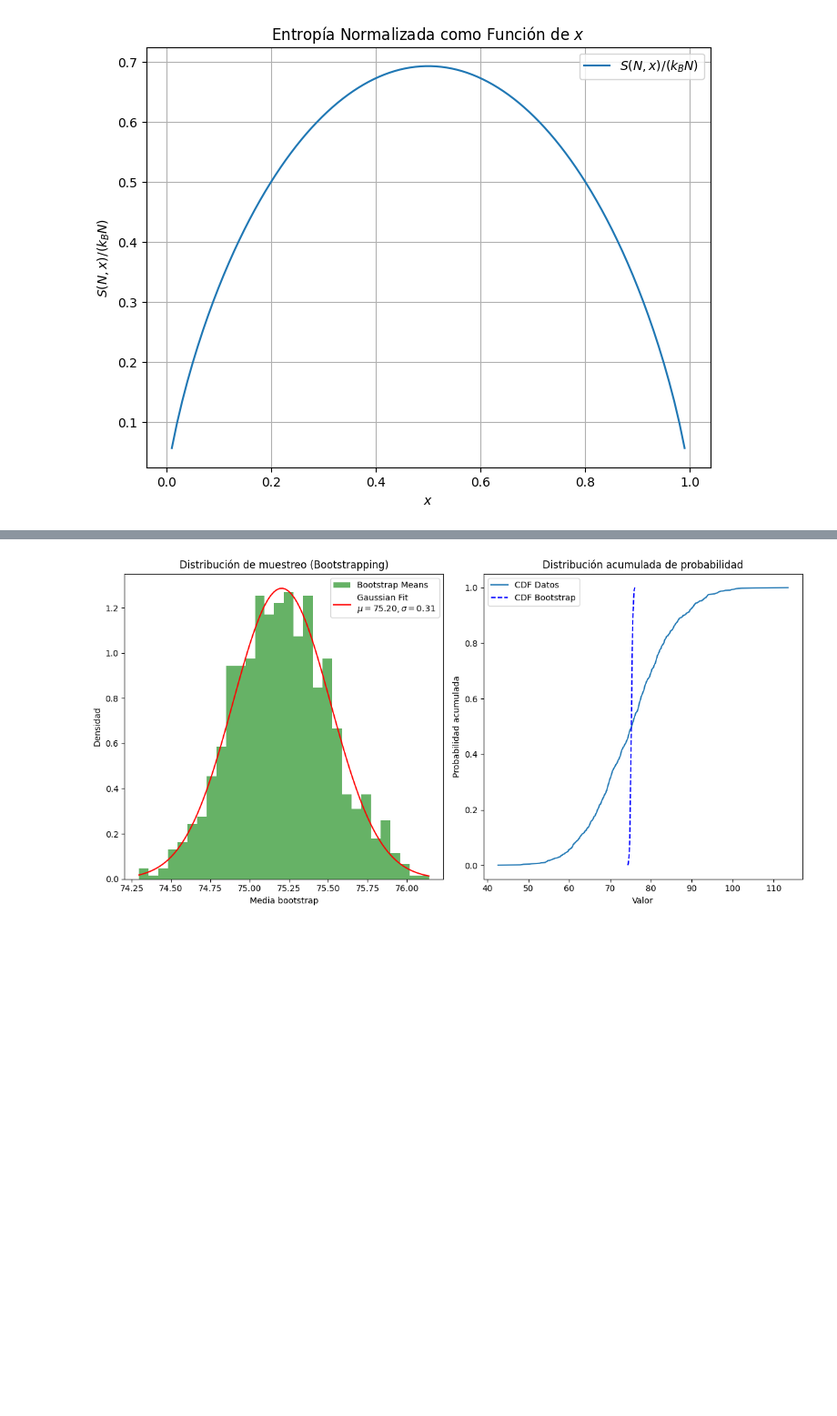
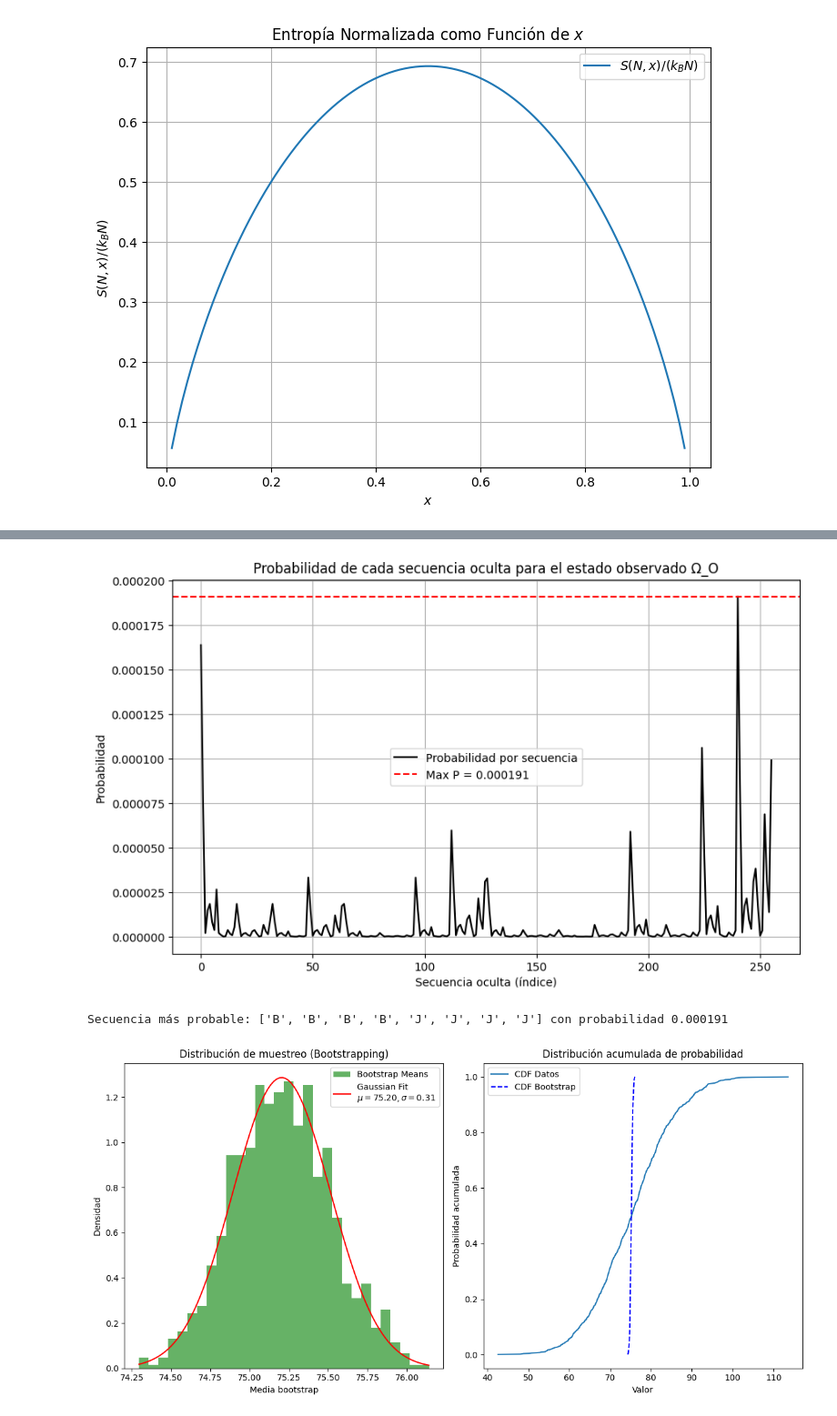
Before and after one commit to GabrielRamirezs/Metodos1_KarenQuevedo_GabrielRamirez, a Jupyter notebook: tarea6.ipynb, the cells around one changed output, grey strips where cells are left out. Shown at 91% size. Saved outputs shown, nothing was run; the diff lists cells and outputs as text; code cells hidden in the pictures; blank space fills up the shorter version.

```diff
--- a/tarea6.ipynb
+++ b/tarea6.ipynb
@@ -487,3 +309,58 @@ Suma de probabilidades observables: 8.0
+# %%
+import numpy as np
+import matplotlib.pyplot as plt
+from itertools import product
+
+pi = np.array([0.2, 0.8])
+T = np.array([[0.8, 0.2], [0.2, 0.8]])
+E = np.array([[0.5, 0.5], [0.9, 0.1]])
+obs_sequence = ['S', 'C', 'C', 'C', 'S', 'C', 'S', 'C']
+obs_map = {'C': 0, 'S': 1}
+obs_indices = [obs_map[o] for o in obs_sequence]
+
+n_states = T.shape[0]
+n_obs = len(obs_indices)
+viterbi = np.zeros((n_states, n_obs))
+backpointer = np.zeros((n_states, n_obs), dtype=int)
+viterbi[:, 0] = pi * E[:, obs_indices[0]]
+
+for t in range(1, n_obs):
+    for s in range(n_states):
+        trans_prob = viterbi[:, t-1] * T[:, s]
+        viterbi[s, t] = np.max(trans_prob) * E[s, obs_indices[t]]
+        backpointer[s, t] = np.argmax(trans_prob)
+
+best_path_prob = np.max(viterbi[:, -1])
+best_last_state = np.argmax(viterbi[:, -1])
+best_path = np.zeros(n_obs, dtype=int)
+best_path[-1] = best_last_state
+for t in range(n_obs-2, -1, -1):
+    best_path[t] = backpointer[best_path[t+1], t+1]
+
+P_o = np.sum(viterbi, axis=0)
+all_sequences = list(product([0, 1], repeat=n_obs))
+sequence_probs = []
+for seq in all_sequences:
+    prob = pi[seq[0]] * E[seq[0], obs_indices[0]]
+    for t in range(1, n_obs):
+        prob *= T[seq[t-1], seq[t]] * E[seq[t], obs_indices[t]]
+    sequence_probs.append(prob)
+
+plt.figure(figsize=(10, 6))
+plt.plot(sequence_probs, color="black", label="Probabilidad por secuencia")
+plt.axhline(y=max(sequence_probs), color="red", linestyle="--", label=f"Max P = {max(sequence_probs):.6f}")
+plt.title("Probabilidad de cada secuencia oculta para el estado observado Ω_O")
+plt.xlabel("Secuencia oculta (índice)")
+plt.ylabel("Probabilidad")
+plt.legend()
+plt.grid()
+plt.show()
+
+best_path_labels = ['J' if state == 0 else 'B' for state in best_path]
+print(f"Secuencia más probable: {best_path_labels} con probabilidad {best_path_prob:.6f}")
+# %% [output]
+[figure, added]
+Secuencia más probable: ['B', 'B', 'B', 'B', 'J', 'J', 'J', 'J'] con probabilidad 0.000191
 # %%
 #Ejercicios Muestreo
 #7
```
Also changed, not shown: parts of 4 cells of this notebook.
